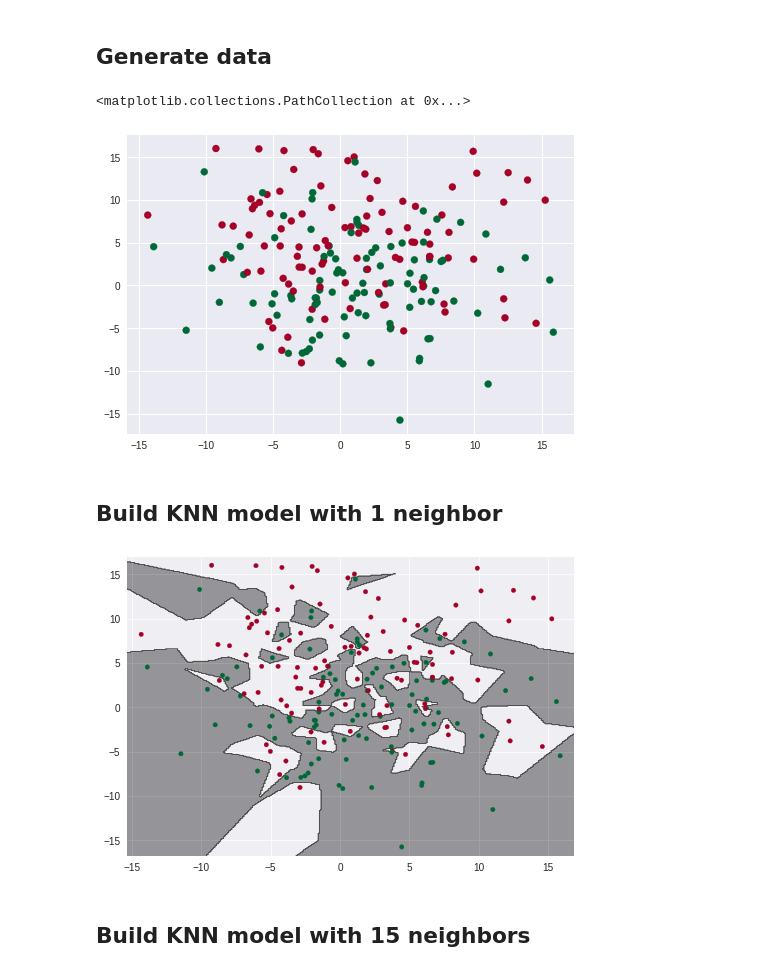
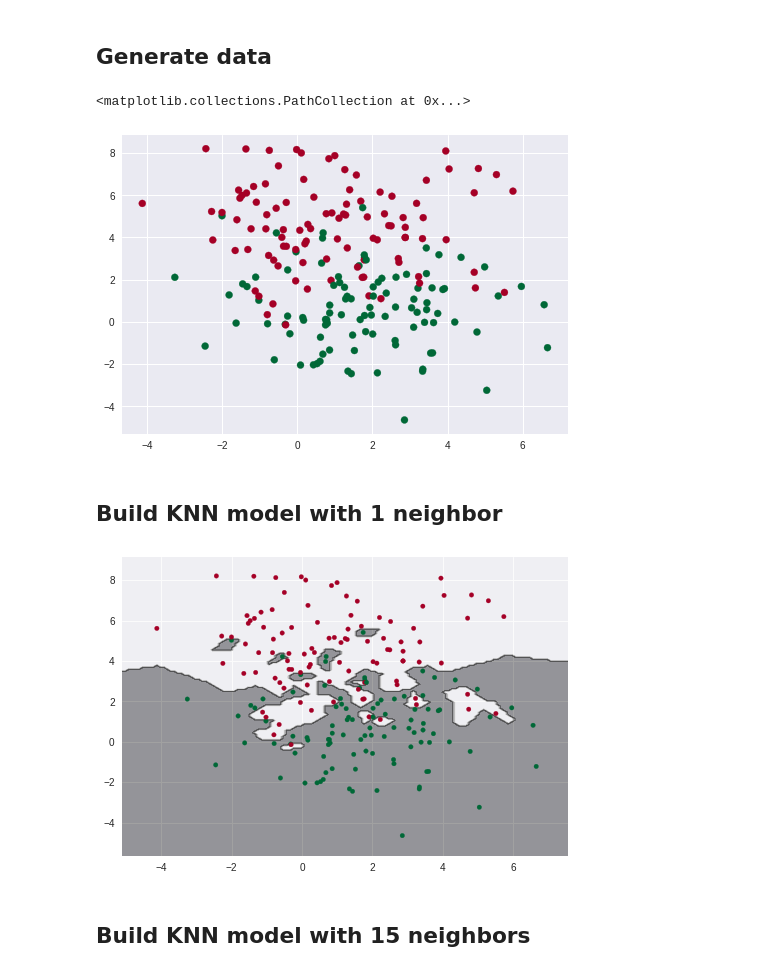
Before and after one commit to lordzero82/MLBootCamp, a Jupyter notebook: lab0.ipynb, the cells around one changed output. Saved outputs shown, nothing was run; the diff lists cells and outputs as text; code cells hidden in the pictures.

```diff
--- a/lab0.ipynb
+++ b/lab0.ipynb
@@ -127,11 +130,11 @@ plt.plot(xrange(1,10),test_error[1:10],'r')
 # %%
 # generate data for classification test
 from sklearn.datasets.samples_generator import make_blobs
-X, y = make_blobs(n_samples=200, centers=2, n_features=2, cluster_std = 6.0,random_state=0)
+X, y = make_blobs(n_samples=200, centers=2, n_features=2, cluster_std = 2.0,random_state=0)
 plt.scatter(X[:,0],X[:,1],c=y,cmap=plt.cm.RdYlGn)
 # %% [output]
 <matplotlib.collections.PathCollection at 0x...>
-[figure, old version]
+[figure, new version]
 # %% [markdown]
 ## Build KNN model with 1 neighbor
 # %%
@@ -152,7 +155,7 @@ clf1 = KNeighborsClassifier(n_neighbors=1)
 clf1.fit(X,y)
 plot_knn_boundary(X,y,clf1)
 # %% [output]
-[figure, old version]
+[figure, new version]
 # %% [markdown]
 ## Build KNN model with 15 neighbors
 # %%
```
Also changed, not shown: parts of 6 cells of this notebook.
